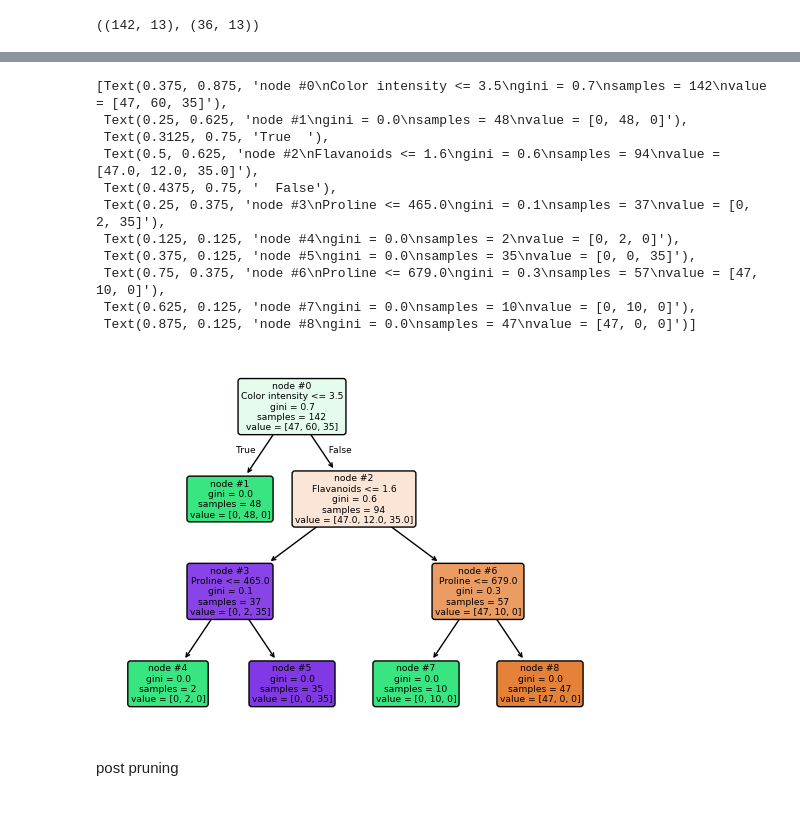
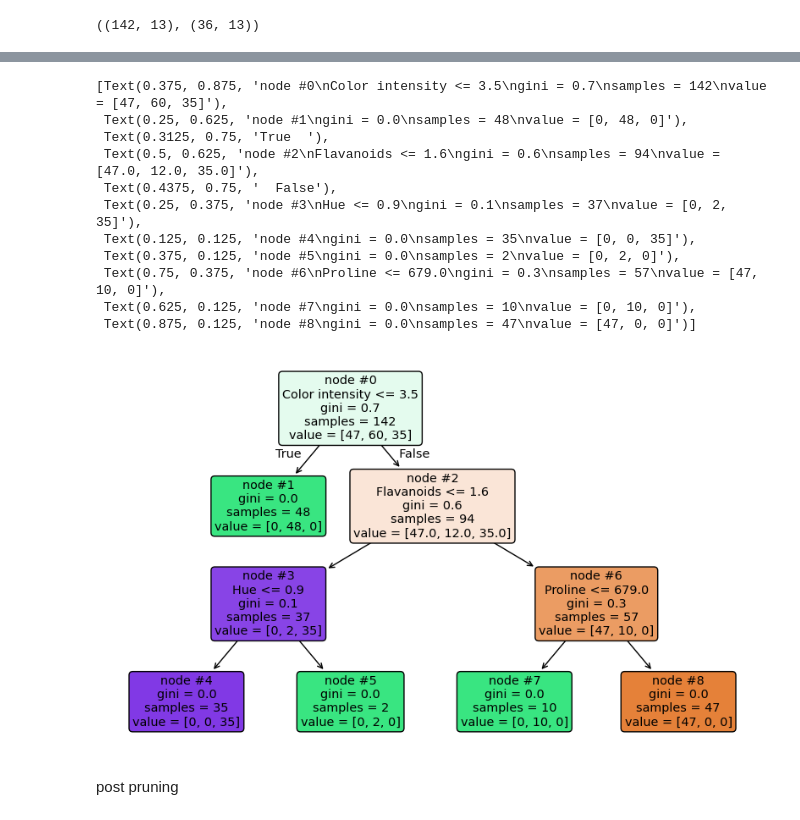
Before and after one commit to prashant-210110/programs, a Jupyter notebook: 10.Decision_Trees/wine.ipynb, the cells around one changed output, grey strips where cells are left out. Cells and saved outputs as stored; diff of their text form; code cells hidden in the pictures.

```diff
--- a/10.Decision_Trees/wine.ipynb
+++ b/10.Decision_Trees/wine.ipynb
@@ -192,29 +208,30 @@ weighted avg       0.92      0.92      0.92        36
 # %%
 from sklearn import tree
+plt.figure(figsize=(10,6))
 tree.plot_tree(model,
                max_depth=None,
                feature_names=cols,
                filled=True,
                label="all",
                impurity=True,
                rounded=True,
                fontsize=None,
                precision=1,
                node_ids=True
                )
 # %% [output]
 [Text(0.375, 0.875, 'node #0\nColor intensity <= 3.5\ngini = 0.7\nsamples = 142\nvalue = [47, 60, 35]'),
  Text(0.25, 0.625, 'node #1\ngini = 0.0\nsamples = 48\nvalue = [0, 48, 0]'),
  Text(0.3125, 0.75, 'True  '),
  Text(0.5, 0.625, 'node #2\nFlavanoids <= 1.6\ngini = 0.6\nsamples = 94\nvalue = [47.0, 12.0, 35.0]'),
  Text(0.4375, 0.75, '  False'),
- Text(0.25, 0.375, 'node #3\nProline <= 465.0\ngini = 0.1\nsamples = 37\nvalue = [0, 2, 35]'),
- Text(0.125, 0.125, 'node #4\ngini = 0.0\nsamples = 2\nvalue = [0, 2, 0]'),
- Text(0.375, 0.125, 'node #5\ngini = 0.0\nsamples = 35\nvalue = [0, 0, 35]'),
+ Text(0.25, 0.375, 'node #3\nHue <= 0.9\ngini = 0.1\nsamples = 37\nvalue = [0, 2, 35]'),
+ Text(0.125, 0.125, 'node #4\ngini = 0.0\nsamples = 35\nvalue = [0, 0, 35]'),
+ Text(0.375, 0.125, 'node #5\ngini = 0.0\nsamples = 2\nvalue = [0, 2, 0]'),
  Text(0.75, 0.375, 'node #6\nProline <= 679.0\ngini = 0.3\nsamples = 57\nvalue = [47, 10, 0]'),
  Text(0.625, 0.125, 'node #7\ngini = 0.0\nsamples = 10\nvalue = [0, 10, 0]'),
  Text(0.875, 0.125, 'node #8\ngini = 0.0\nsamples = 47\nvalue = [47, 0, 0]')]
-[figure, old version]
+[figure, new version]
 # %% [markdown]
 post pruning
 # %%
```
Also changed, not shown: parts of 6 cells of this notebook, 4 other files.
